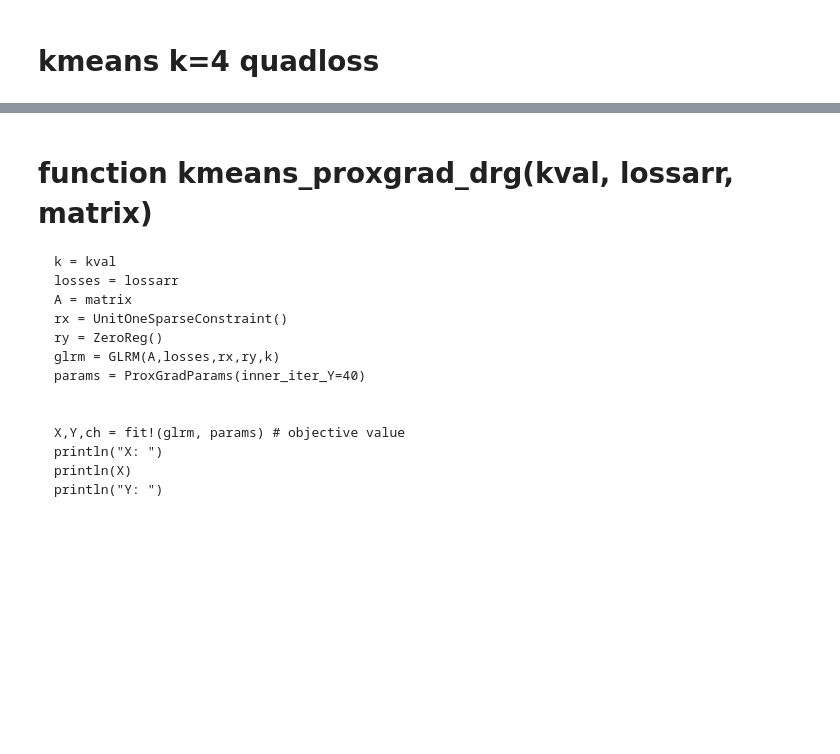
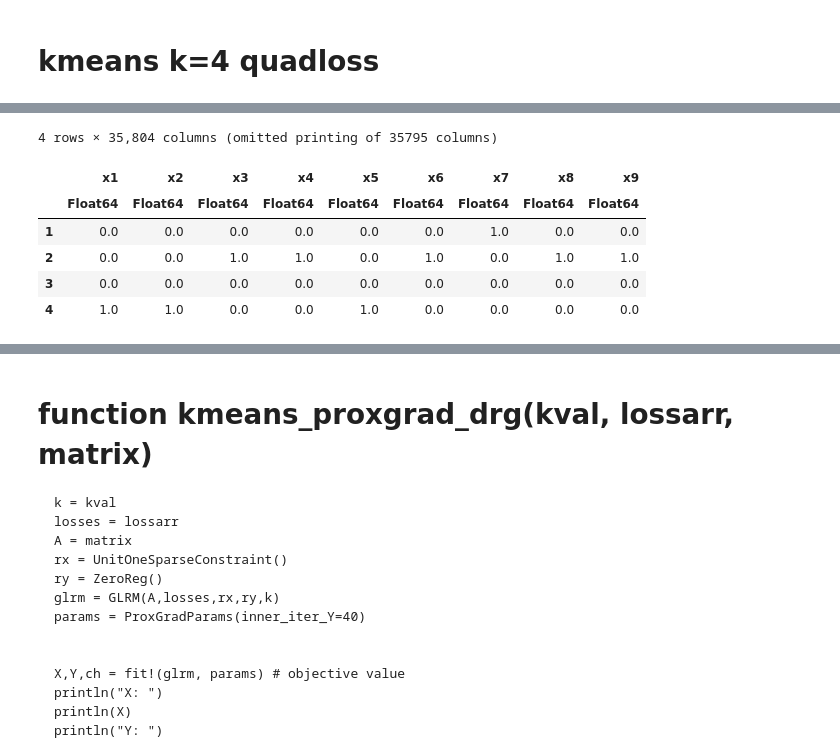
Before and after one commit to kathy908000/Population-Segmentation-For-Health-System-Management, a Jupyter notebook: code/cancer_glrm.ipynb, the cells around one changed output, grey strips where cells are left out. Saved outputs shown, nothing was run; the diff lists cells and outputs as text; code cells hidden in the pictures; blank space fills up the shorter version.

```diff
--- a/code/cancer_glrm.ipynb
+++ b/code/cancer_glrm.ipynb
@@ -70,7 +75,7 @@ features = [
     :APR_Risk_of_Mortality,
     :Age_Ordinal,
     :Length_of_Stay,
-    :Gender_F
+    #:Gender_F
 ]
 
 #df = df[:,[1 2]]
@@ -137,0 +173,28 @@ GLRM(35804×6 DataFrame. Omitted printing of 3 columns
+# %%
+m,n = size(glrm.A)
+k = glrm.k
+possible_centers = Set(1:m)
+glrm.Y = randn(k,n)
+# assign first center randomly
+i = sample(1:m)
+setdiff!(possible_centers, i)
+
+glrm.Y[1,glrm.observed_features[i]] =  vec(convert(Array, glrm.A[i,glrm.observed_features[i]]))
+#glrm.Y[1,glrm.observed_features[i]] = convert(Matrix, glrm.A[i,glrm.observed_features[i]])
+# assign next centers one by one
+for l=1:k-1
+min_dists_per_obs = zeros(m)
+for i in possible_centers
+    d = zeros(l)
+    for j in glrm.observed_features[i]
+        for ll=1:l
+            d[ll] += evaluate(glrm.losses[j], glrm.Y[ll,j], glrm.A[i,j])
+        end
+    end
+    min_dists_per_obs[i] = minimum(d)/length(glrm.observed_features[i])
+end
+furthest_index = wsample(1:m,min_dists_per_obs)
+
+glrm.Y[l+1,glrm.observed_features[furthest_index]] = vec(convert(Array, glrm.A[furthest_index,glrm.observed_features[furthest_index]]))
+end
+return glrm
@@ -148,0 +243,10 @@ Iteration 60: objective value = 1.0138969526868458e14
+# %%
+X = convert(DataFrame, X)
+# %% [output]
+4 rows × 35,804 columns (omitted printing of 35795 columns)
+|  | x1 | x2 | x3 | x4 | x5 | x6 | x7 | x8 | x9 |
+|  | Float64 | Float64 | Float64 | Float64 | Float64 | Float64 | Float64 | Float64 | Float64 |
+| 1 | 0.0 | 0.0 | 0.0 | 0.0 | 0.0 | 0.0 | 1.0 | 0.0 | 0.0 |
+| 2 | 0.0 | 0.0 | 1.0 | 1.0 | 0.0 | 1.0 | 0.0 | 1.0 | 1.0 |
+| 3 | 0.0 | 0.0 | 0.0 | 0.0 | 0.0 | 0.0 | 0.0 | 0.0 | 0.0 |
+| 4 | 1.0 | 1.0 | 0.0 | 0.0 | 1.0 | 0.0 | 0.0 | 0.0 | 0.0 |
```
Also changed, not shown: parts of 29 cells of this notebook, 1 other file.
